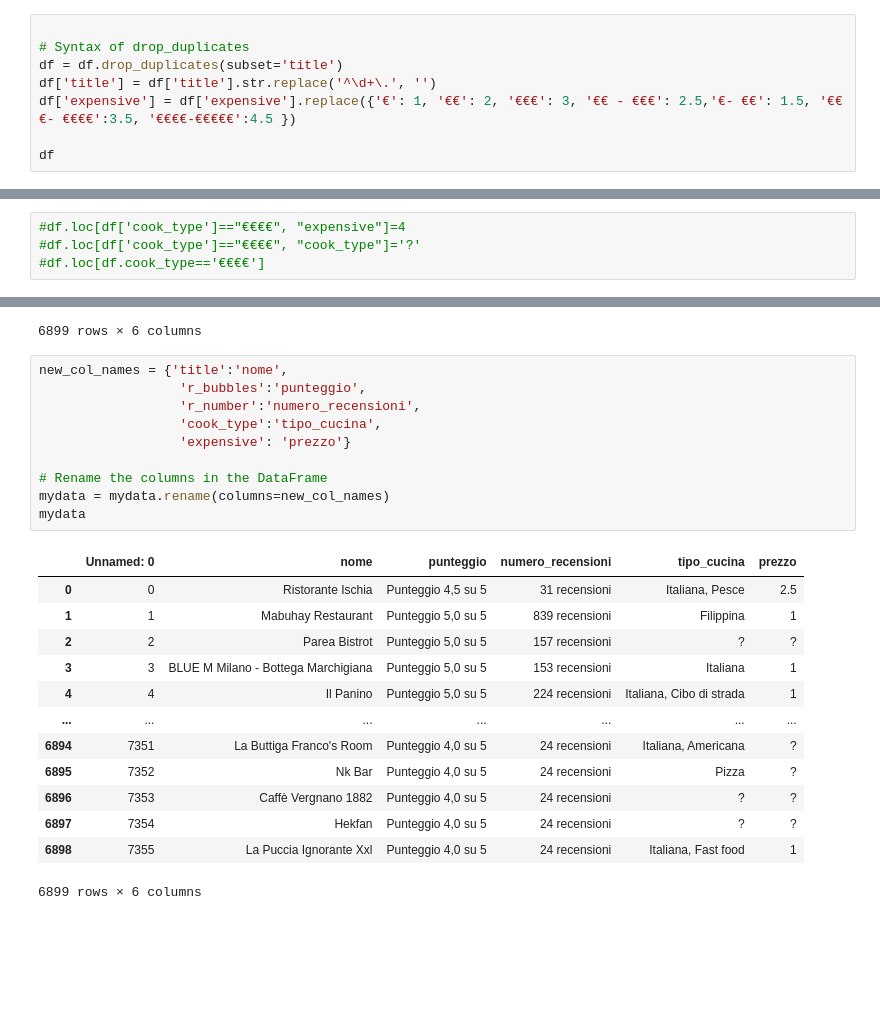
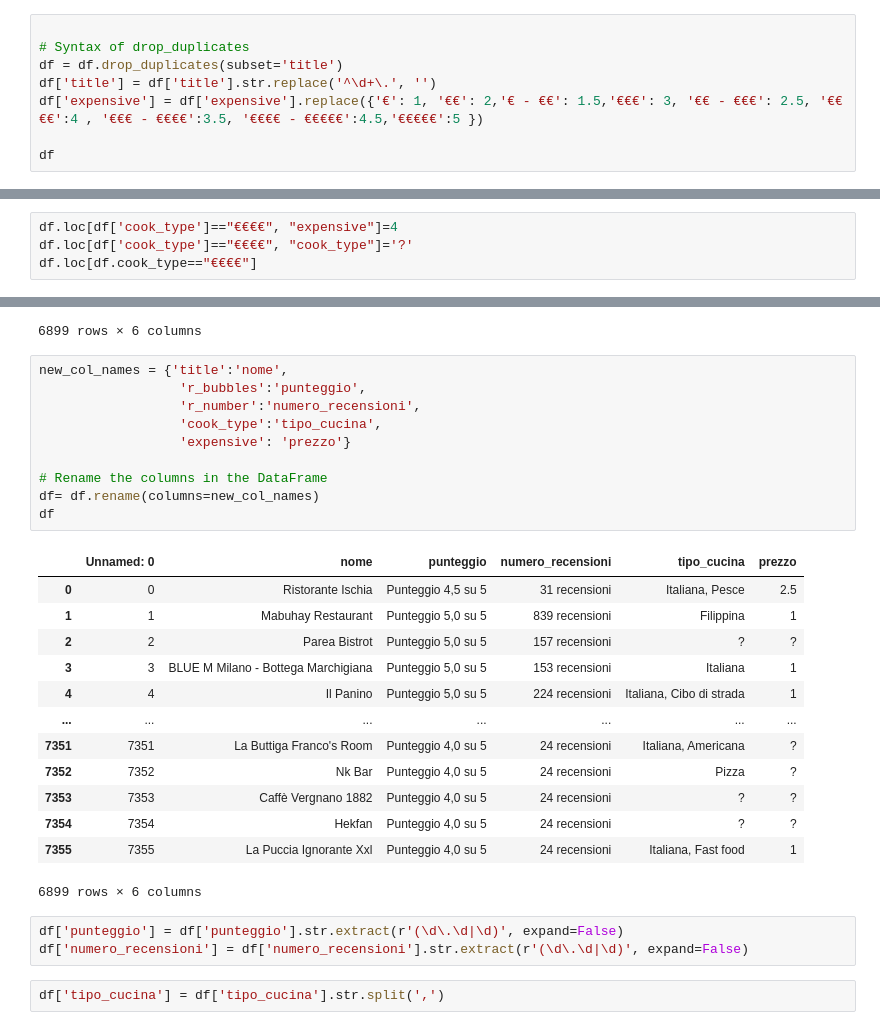
Before and after one commit to patrickk00/Exploring-Milan-s-restaurant-scene, a Jupyter notebook: notebook.ipynb, the cells around one changed output, grey strips where cells are left out. Cells and saved outputs as stored; diff of their text form; blank space fills up the shorter version.

```diff
--- a/notebook.ipynb
+++ b/notebook.ipynb
@@ -26,7 +26,7 @@ e oltre a quello inizia con un numero nel nome (ex: 100 montadidos) noi avremo i
 # Syntax of drop_duplicates
 df = df.drop_duplicates(subset='title')
 df['title'] = df['title'].str.replace('^\d+\.', '')
-df['expensive'] = df['expensive'].replace({'€': 1, '€€': 2, '€€€': 3, '€€ - €€€': 2.5,'€- €€': 1.5, '€€€- €€€€':3.5, '€€€€-€€€€€':4.5 })
+df['expensive'] = df['expensive'].replace({'€': 1, '€€': 2,'€ - €€': 1.5,'€€€': 3, '€€ - €€€': 2.5, '€€€€':4 , '€€€ - €€€€':3.5, '€€€€ - €€€€€':4.5,'€€€€€':5 })
 
 df
 # %% [output]
@@ -120,6 +120,6 @@ df.loc[df.cook_type=='€€€']
 # %% [output]
 |  | Unnamed: 0 | title | r_bubbles | r_number | cook_type | expensive |
 # %%
-#df.loc[df['cook_type']=="€€€€", "expensive"]=4
-#df.loc[df['cook_type']=="€€€€", "cook_type"]='?'
-#df.loc[df.cook_type=='€€€€']
+df.loc[df['cook_type']=="€€€€", "expensive"]=4
+df.loc[df['cook_type']=="€€€€", "cook_type"]='?'
+df.loc[df.cook_type=="€€€€"]
@@ -260,24 +231,29 @@ df
 # %%
 new_col_names = {'title':'nome',
                   'r_bubbles':'punteggio',
                   'r_number':'numero_recensioni',
                   'cook_type':'tipo_cucina',
                   'expensive': 'prezzo'}
 
 # Rename the columns in the DataFrame
-mydata = mydata.rename(columns=new_col_names)
-mydata
+df= df.rename(columns=new_col_names)
+df
 # %% [output]
 |  | Unnamed: 0 | nome | punteggio | numero_recensioni | tipo_cucina | prezzo |
 | 0 | 0 | Ristorante Ischia | Punteggio 4,5 su 5 | 31 recensioni | Italiana, Pesce | 2.5 |
 | 1 | 1 | Mabuhay Restaurant | Punteggio 5,0 su 5 | 839 recensioni | Filippina | 1 |
 | 2 | 2 | Parea Bistrot | Punteggio 5,0 su 5 | 157 recensioni | ? | ? |
 | 3 | 3 | BLUE M Milano - Bottega Marchigiana | Punteggio 5,0 su 5 | 153 recensioni | Italiana | 1 |
 | 4 | 4 | Il Panino | Punteggio 5,0 su 5 | 224 recensioni | Italiana, Cibo di strada | 1 |
 | ... | ... | ... | ... | ... | ... | ... |
-| 6894 | 7351 | La Buttiga Franco's Room | Punteggio 4,0 su 5 | 24 recensioni | Italiana, Americana | ? |
-| 6895 | 7352 | Nk Bar | Punteggio 4,0 su 5 | 24 recensioni | Pizza | ? |
-| 6896 | 7353 | Caffè Vergnano 1882 | Punteggio 4,0 su 5 | 24 recensioni | ? | ? |
-| 6897 | 7354 | Hekfan | Punteggio 4,0 su 5 | 24 recensioni | ? | ? |
-| 6898 | 7355 | La Puccia Ignorante Xxl | Punteggio 4,0 su 5 | 24 recensioni | Italiana, Fast food | 1 |
+| 7351 | 7351 | La Buttiga Franco's Room | Punteggio 4,0 su 5 | 24 recensioni | Italiana, Americana | ? |
+| 7352 | 7352 | Nk Bar | Punteggio 4,0 su 5 | 24 recensioni | Pizza | ? |
+| 7353 | 7353 | Caffè Vergnano 1882 | Punteggio 4,0 su 5 | 24 recensioni | ? | ? |
+| 7354 | 7354 | Hekfan | Punteggio 4,0 su 5 | 24 recensioni | ? | ? |
+| 7355 | 7355 | La Puccia Ignorante Xxl | Punteggio 4,0 su 5 | 24 recensioni | Italiana, Fast food | 1 |
 6899 rows × 6 columns
+# %%
+df['punteggio'] = df['punteggio'].str.extract(r'(\d\.\d|\d)', expand=False)
+df['numero_recensioni'] = df['numero_recensioni'].str.extract(r'(\d\.\d|\d)', expand=False)
+# %%
+df['tipo_cucina'] = df['tipo_cucina'].str.split(',')
```
Also changed, not shown: parts of 16 cells of this notebook.
